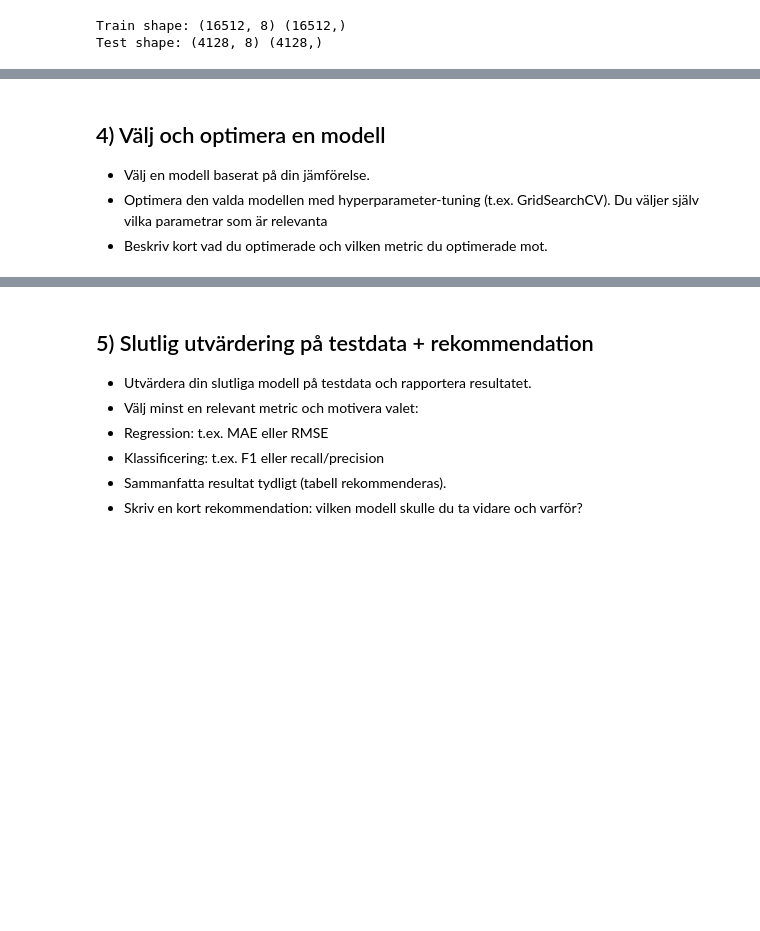
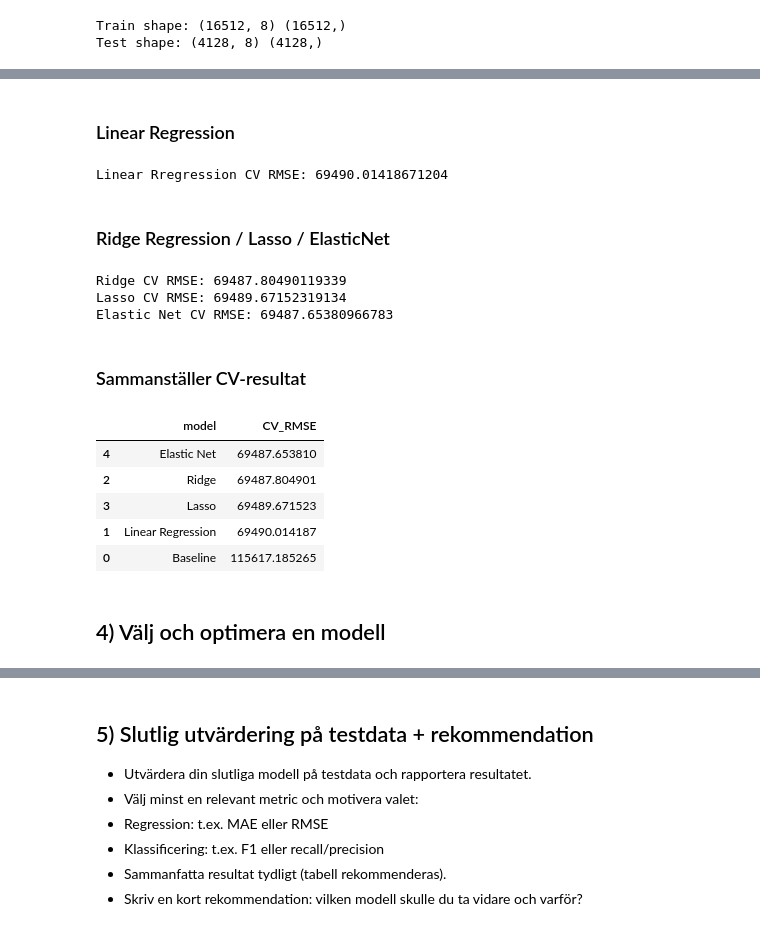
Before and after one commit to KataBeh/California-Housing, a Jupyter notebook: ML_Uppgift1_Katarina_Behrami.ipynb, the cells around one changed output, grey strips where cells are left out. Cells and saved outputs as stored; diff of their text form; code cells hidden in the pictures; blank space fills up the shorter version.

Commit message:
Finish steps 1-4: EDA, preprocessing, baseline, model selection and hyperparameter tuning

```diff
--- a/ML_Uppgift1_Katarina_Behrami.ipynb
+++ b/ML_Uppgift1_Katarina_Behrami.ipynb
@@ -139,6 +209,63 @@ Test shape: (4128, 8) (4128,)
+# %% [markdown]
+### Linear Regression
+# %%
+linear_grid = run_grid(
+    model = LinearRegression(),
+    param_grid = {},
+    model_name = "Linear Regression"
+)
+
+print("Linear Rregression CV RMSE:", -linear_grid.best_score_)
+# %% [output]
+Linear Rregression CV RMSE: 69490.01418671204
+# %% [markdown]
+### Ridge Regression / Lasso / ElasticNet
+# %%
+ridge_grid = run_grid(
+    model = Ridge(),
+    param_grid = {"model__alpha": [0.01, 0.1, 1.0, 10.0, 100.0]},
+    model_name = "Ridge"
+)
+
+lasso_grid = run_grid(
+    model = Lasso(max_iter=10000),
+    param_grid = {"model__alpha": [0.001, 0.01, 0.1, 1.0, 10.0]},
+    model_name = "Lasso"
+)
+
+elastic_grid = run_grid(
+    model = ElasticNet(max_iter=10000),
+    param_grid = {"model__alpha": [0.001, 0.01, 0.1, 1.0, 10.0],
+    "model__l1_ratio": [0.1, 0.5, 0.9]
+    },
+    model_name = "Elastic Net"
+)
+
+print("Ridge CV RMSE:", -ridge_grid.best_score_)
+print("Lasso CV RMSE:", -lasso_grid.best_score_)
+print("Elastic Net CV RMSE:", -elastic_grid.best_score_)
+# %% [output]
+Ridge CV RMSE: 69487.80490119339
+Lasso CV RMSE: 69489.67152319134
+Elastic Net CV RMSE: 69487.65380966783
+# %% [markdown]
+### Sammanställer CV-resultat
+# %%
+cv_results = pd.DataFrame([
+{"model": "Baseline", "CV_RMSE": -baseline_grid.best_score_},
+{"model": "Linear Regression", "CV_RMSE": -linear_grid.best_score_},
+{"model": "Ridge", "CV_RMSE": -ridge_grid.best_score_},
+{"model": "Lasso", "CV_RMSE": -lasso_grid.best_score_},
+{"model": "Elastic Net", "CV_RMSE": -elastic_grid.best_score_},
+]).sort_values("CV_RMSE")
+
+cv_results
+# %% [output]
+|  | model | CV_RMSE |
+| 4 | Elastic Net | 69487.653810 |
+| 2 | Ridge | 69487.804901 |
+| 3 | Lasso | 69489.671523 |
+| 1 | Linear Regression | 69490.014187 |
+| 0 | Baseline | 115617.185265 |
 # %% [markdown]
 ## 4) Välj och optimera en modell
-
-- Välj en modell baserat på din jämförelse.
-- Optimera den valda modellen med hyperparameter-tuning (t.ex. GridSearchCV). Du väljer själv vilka parametrar som är relevanta
-- Beskriv kort vad du optimerade och vilken metric du optimerade mot.
```
Also changed, not shown: parts of 19 cells of this notebook.
